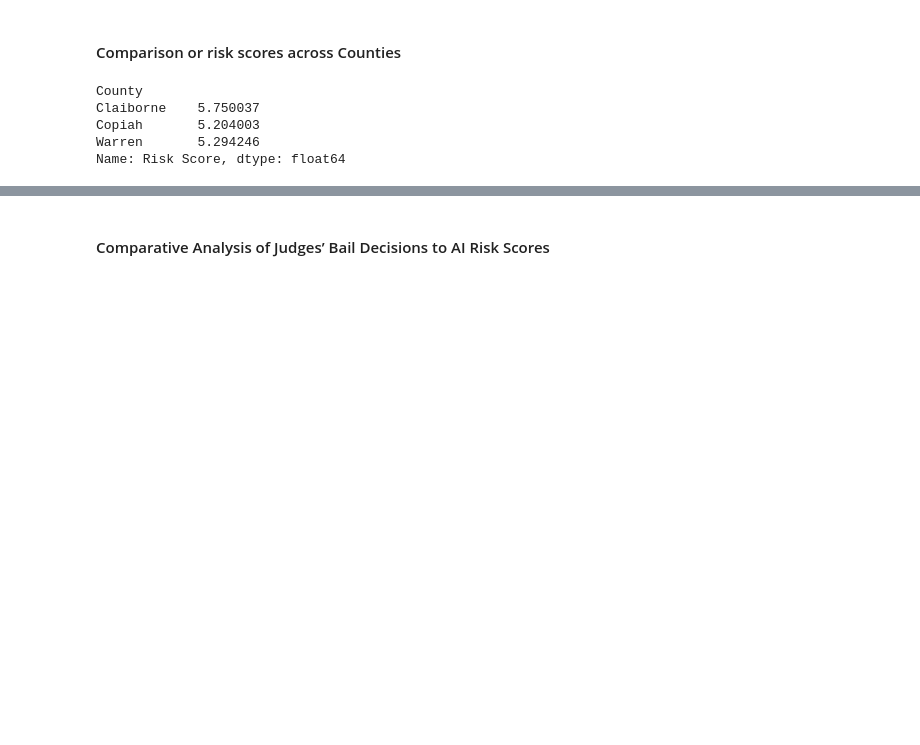
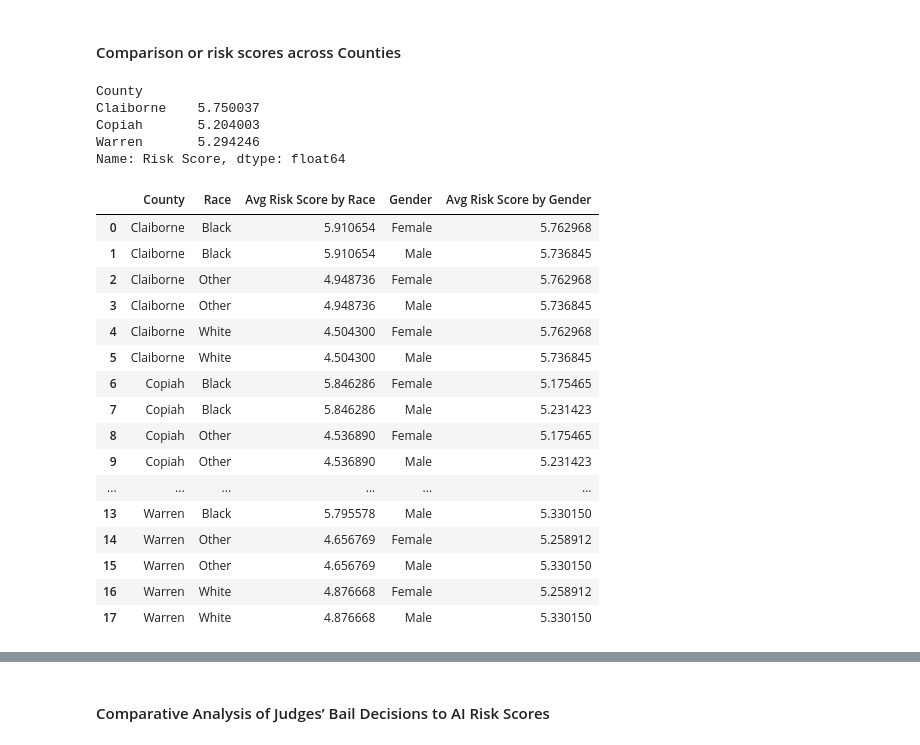
Before and after one commit to kanikaselva/criminaljustice, a Jupyter notebook: Analysis/CountyLevelAnalysis.ipynb, the cells around one changed output, grey strips where cells are left out. Drawn from its saved outputs; the diff is of its cells as text; code cells hidden in the pictures; blank space fills up the shorter version.

```diff
--- a/Analysis/CountyLevelAnalysis.ipynb
+++ b/Analysis/CountyLevelAnalysis.ipynb
@@ -131,0 +184,61 @@ Name: Risk Score, dtype: float64
+# %%
+# Visualizing risk scores by County
+# Calculate average risk scores based on gender per county
+avg_risk_score_gender_county = combined_df.groupby(['County', 'Gender'])['Risk Score'].mean().reset_index()
+
+# Plot the data
+fig = px.bar(
+    avg_risk_score_gender_county,
+    x='County',
+    y='Risk Score',
+    color='Gender',
+    barmode='group',
+    title='Average Risk Score by Gender and County',
+    labels={'Risk Score': 'Average Risk Score'},
+    text_auto=True,
+    template='plotly_white',
+    color_discrete_sequence=px.colors.qualitative.Set3
+)
+
+fig.update_layout(
+    xaxis_title='County',
+    yaxis_title='Average Risk Score',
+    width=900,
+    height=400
+)
+
+fig.show()
+# %%
+# Summary Table of Average Risk Scores by County by race and gender
+
+# Merge the average risk scores by race and gender into a single summary table
+summary_table = pd.merge(
+    avg_risk_score_race_county,
+    avg_risk_score_gender_county,
+    on='County',
+    suffixes=('_Race', '_Gender')
+)
+
+# Rename columns for clarity
+summary_table.rename(columns={'Risk Score_Race': 'Avg Risk Score by Race', 'Risk Score_Gender': 'Avg Risk Score by Gender'}, inplace=True)
+
+# Display the summary table
+summary_table
+# %% [output]
+|  | County | Race | Avg Risk Score by Race | Gender | Avg Risk Score by Gender |
+| 0 | Claiborne | Black | 5.910654 | Female | 5.762968 |
+| 1 | Claiborne | Black | 5.910654 | Male | 5.736845 |
+| 2 | Claiborne | Other | 4.948736 | Female | 5.762968 |
+| 3 | Claiborne | Other | 4.948736 | Male | 5.736845 |
+| 4 | Claiborne | White | 4.504300 | Female | 5.762968 |
+| 5 | Claiborne | White | 4.504300 | Male | 5.736845 |
+| 6 | Copiah | Black | 5.846286 | Female | 5.175465 |
+| 7 | Copiah | Black | 5.846286 | Male | 5.231423 |
+| 8 | Copiah | Other | 4.536890 | Female | 5.175465 |
+| 9 | Copiah | Other | 4.536890 | Male | 5.231423 |
+| ... | ... | ... | ... | ... | ... |
+| 13 | Warren | Black | 5.795578 | Male | 5.330150 |
+| 14 | Warren | Other | 4.656769 | Female | 5.258912 |
+| 15 | Warren | Other | 4.656769 | Male | 5.330150 |
+| 16 | Warren | White | 4.876668 | Female | 5.258912 |
+| 17 | Warren | White | 4.876668 | Male | 5.330150 |
```
Also changed, not shown: parts of 9 cells of this notebook.
